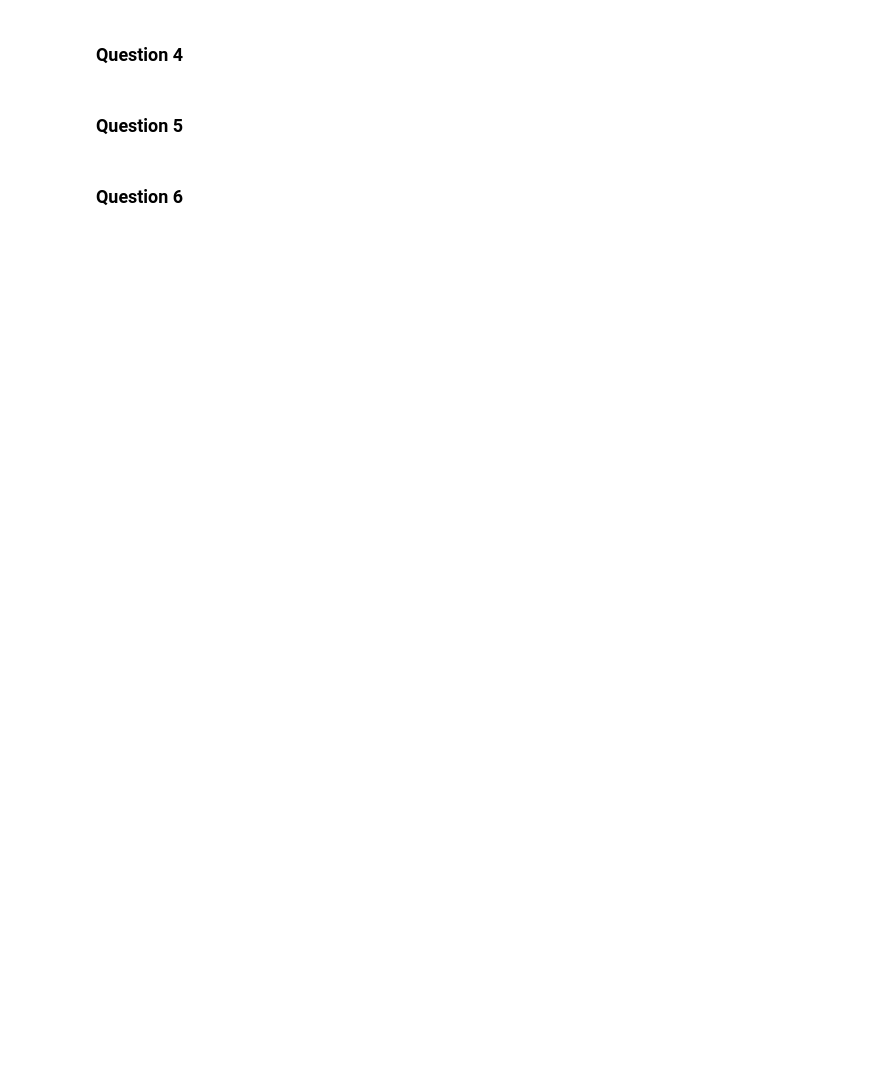
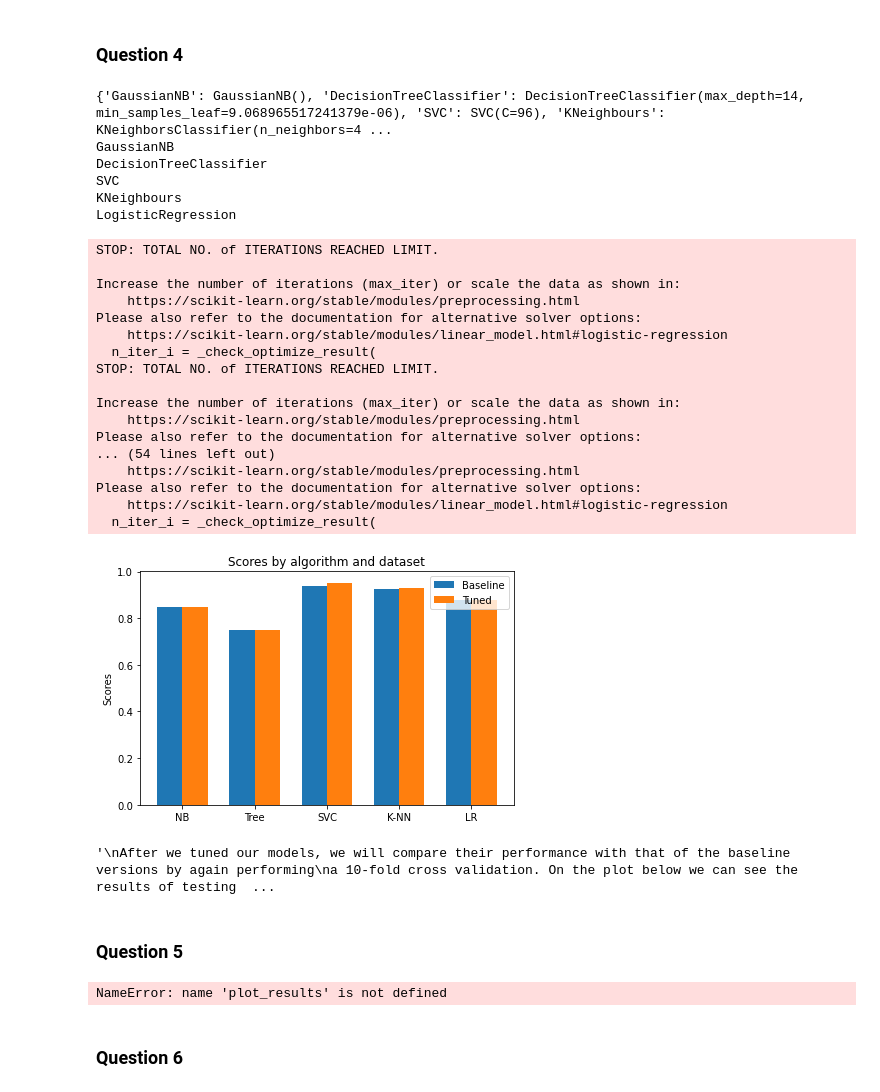
Before and after one commit to KaloyanTanev/ML-final, a Jupyter notebook: MNIST/GROUP_problem_mnist.ipynb, the cells around one changed output. Cells and saved outputs as stored; diff of their text form; code cells hidden in the pictures; blank space fills up the shorter version.

```diff
--- a/MNIST/GROUP_problem_mnist.ipynb
+++ b/MNIST/GROUP_problem_mnist.ipynb
@@ -209,4 +363,5 @@ to more correct classifier evaluation.
 # %%
+
 # Hyper-Parameter Tuning
 
 index = -1
@@ -228,8 +383,8 @@ for name, model in tuned_models.items():
     best_params = None
 
     print(name, ":")
-    cv_outer = StratifiedKFold(n_splits=10)
-    splits = cv_outer.split(mnist_8, train_labels)
+    cv_outer = StratifiedKFold(n_splits=6)
+    splits = cv_outer.split(mnist_8_reduced, train_labels)
 
 
     for i, split in enumerate(splits):
@@ -267,9 +422,9 @@ for name, model in tuned_models.items():
 
 
 """
-To perform hyper-parameter tuning, we use double cross validation. To do this, we first use
-a StratifiedKFold object to make 5 splits of our training mnist dataset into a training and a validation set.
-Also, we use a GridSearchCV object to perform the inner cross validation. Then for every model and every
+To perform hyper-parameter tuning, we use double cross validation. To do this, we use
+a StratifiedKFold object to make 5 splits of our training mnist dataset into training and validation set.
+We use a GridSearchCV object to perform the inner cross validation. For every model and every
 split of the data, we fit the split's train data into the GridSearchCV object, which automatically performs the inner
 cross validation for every combination of the provided values for the model's hyper-parameters.
 The best performing combinations for every split are then compared in the outer CV with the split's validation set.
@@ -371,28 +450,64 @@ tuned_models['KNeighbours'] = GridSearchCV(KNeighborsClassifier(), param_grid_kn
 # %%
 # Plot the performance of the 8x8 dataset models / tuned_models
 
 perf_normal = normal_scores_8x8
 perf_tuned = np.zeros(5)
 
 index = 0
 
 print(tuned_models)
 
 for name, tuned_model in tuned_models.items():
     print(name)
     if name == "GaussianNB":
         perf_tuned[index] = normal_scores_8x8[index]
         index += 1
         continue
-    perf_tuned[index] = np.mean(cross_validate(tuned_model, mnist_8_reduced, train_labels, cv=4)['test_score'])
+    perf_tuned[index] = np.mean(cross_validate(tuned_model, mnist_8_reduced, train_labels, cv=10)['test_score'])
     index += 1
 
 plot_results([scores_8x8, perf_tuned], "Baseline", "Tuned")
 
 # Effect of tuning - results and differences
 """
-On the plot below we can see the results of testing our algorithms on the smaller PCA-reduced dataset with and without
-hyper-parameter tuning. Unfortunately, none of the algorithms can be
+After we tuned our models, we will compare their performance with that of the baseline versions by again performing
+a 10-fold cross validation. On the plot below we can see the results of testing our algorithms on the smaller PCA-reduced
+dataset with and without hyper-parameter tuning.
+
+Clearly only the K-NN and SVC classifiers managed to be improved in the process. For SVC, this
+was done by just decreasing the regularization parameter, thus reducing the amount of overfitting.
+For Nearest Neighbours, we again use the weighted k-nn version of the algorithm, but now with a smaller
+number of neighbours to use for prediction.
+
+For the other 2 tuned algorithms - Logistic Regression and Decision Tree, it could be that the method or comparison
+metric for tuning was not efficient enough, leading to a badly chosen combination of parameters.
+
 """
+# %% [output]
+{'GaussianNB': GaussianNB(), 'DecisionTreeClassifier': DecisionTreeClassifier(max_depth=14, min_samples_leaf=9.068965517241379e-06), 'SVC': SVC(C=96), 'KNeighbours': KNeighborsClassifier(n_neighbors=4 ...
+GaussianNB
+DecisionTreeClassifier
+SVC
+KNeighbours
+LogisticRegression
+STOP: TOTAL NO. of ITERATIONS REACHED LIMIT.
+
+Increase the number of iterations (max_iter) or scale the data as shown in:
+    https://scikit-learn.org/stable/modules/preprocessing.html
+Please also refer to the documentation for alternative solver options:
+    https://scikit-learn.org/stable/modules/linear_model.html#logistic-regression
+  n_iter_i = _check_optimize_result(
+STOP: TOTAL NO. of ITERATIONS REACHED LIMIT.
+
+Increase the number of iterations (max_iter) or scale the data as shown in:
+    https://scikit-learn.org/stable/modules/preprocessing.html
+Please also refer to the documentation for alternative solver options:
+... (54 lines left out)
+    https://scikit-learn.org/stable/modules/preprocessing.html
+Please also refer to the documentation for alternative solver options:
+    https://scikit-learn.org/stable/modules/linear_model.html#logistic-regression
+  n_iter_i = _check_optimize_result(
+[figure, added]
+'\nAfter we tuned our models, we will compare their performance with that of the baseline versions by again performing\na 10-fold cross validation. On the plot below we can see the results of testing  ...
 # %% [markdown]
 ### Question 5
@@ -404,3 +514,22 @@ hyper-parameter tuning. Unfortunately, none of the algorithms can be
+# %%
+# Comparison of performance with the different number of features
+
+plot_results([scores_8x8, scores_28x28], "Dataset 8x8", "Dataset 28x28")
+
+"""
+
+The results by now showed 3 of the 5 algorithms perform worse with the larger dataset,
+which corresponds with the initial assumption.
+
+Presumably, Decision Tree and Logistic Regression are affected by the general curse of dimensionality problem,
+while the Naive Bayes is affected by the increase of feature correlation and noise in the data.
+
+SVC and K-NN are not affected by the curse of dimensionality in this case, probably because of
+the large training set size and the right parameters.
+
+"""
+# %% [output]
+NameError: name 'plot_results' is not defined
 # %% [markdown]
 ### Question 6
 # %%
```
Also changed, not shown: parts of 12 cells of this notebook, 1 other file.
